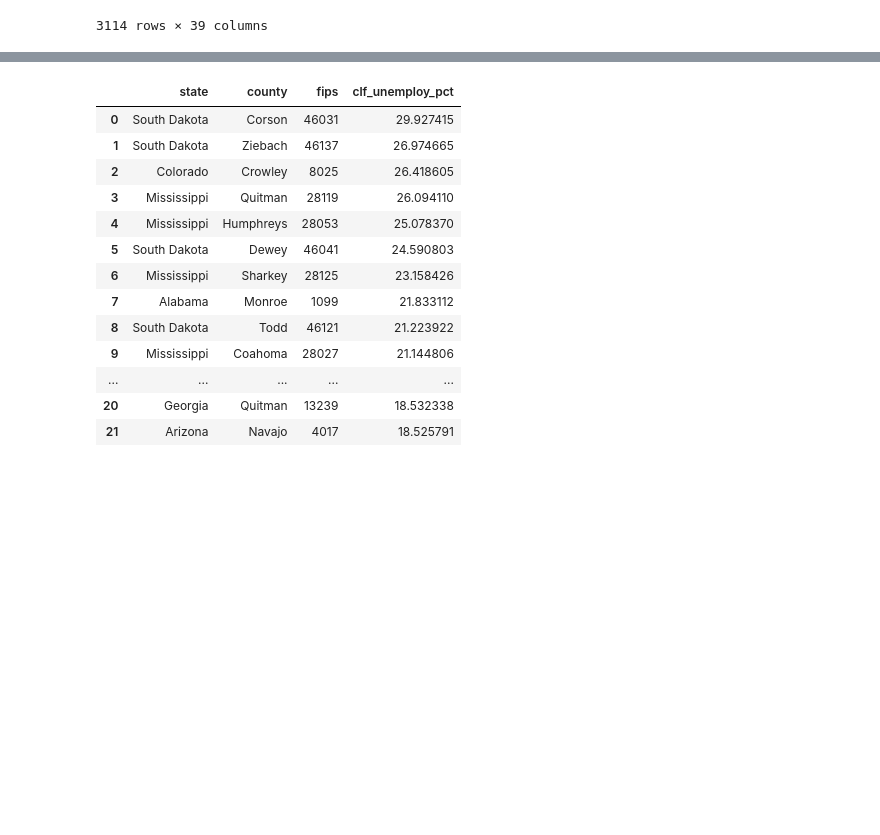
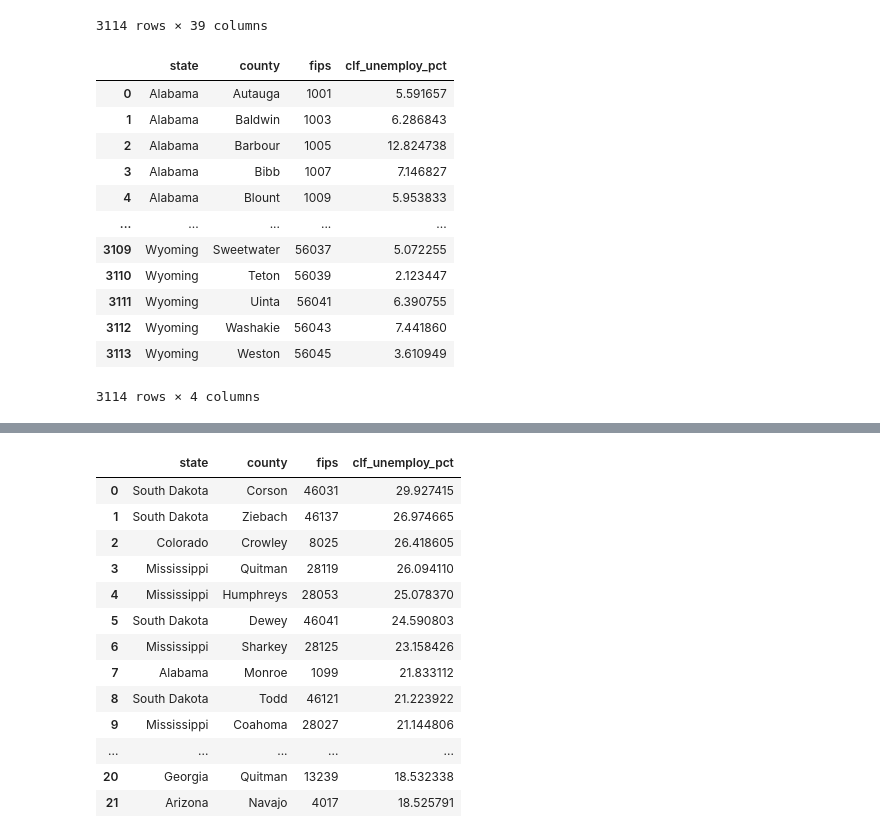
Before and after one commit to aspotter99/SQL_talk, a Jupyter notebook: notebooks/subqueries.ipynb, the cells around one changed output, grey strips where cells are left out. Cells and saved outputs as stored; diff of their text form; code cells hidden in the pictures; blank space fills up the shorter version.

```diff
--- a/notebooks/subqueries.ipynb
+++ b/notebooks/subqueries.ipynb
@@ -45,6 +45,23 @@ df
 | 3112 | Wyoming | Washakie | 56043 | 2911 | 532 | 371 | 3014 | 794 | 136 | NaN | ... |
 | 3113 | Wyoming | Weston | 56045 | 3033 | 299 | 194 | 2821 | 422 | 116 | NaN | ... |
 3114 rows × 39 columns
+# %%
+df = pd.read_sql('''select state, county, fips, clf_unemploy_pct FROM election''',conn)
+df
+# %% [output]
+|  | state | county | fips | clf_unemploy_pct |
+| 0 | Alabama | Autauga | 1001 | 5.591657 |
+| 1 | Alabama | Baldwin | 1003 | 6.286843 |
+| 2 | Alabama | Barbour | 1005 | 12.824738 |
+| 3 | Alabama | Bibb | 1007 | 7.146827 |
+| 4 | Alabama | Blount | 1009 | 5.953833 |
+| ... | ... | ... | ... | ... |
+| 3109 | Wyoming | Sweetwater | 56037 | 5.072255 |
+| 3110 | Wyoming | Teton | 56039 | 2.123447 |
+| 3111 | Wyoming | Uinta | 56041 | 6.390755 |
+| 3112 | Wyoming | Washakie | 56043 | 7.441860 |
+| 3113 | Wyoming | Weston | 56045 | 3.610949 |
+3114 rows × 4 columns
 # %%
 df = pd.read_sql('''select * from election where age29andunder_pct >= 35''',conn)
 df
```
